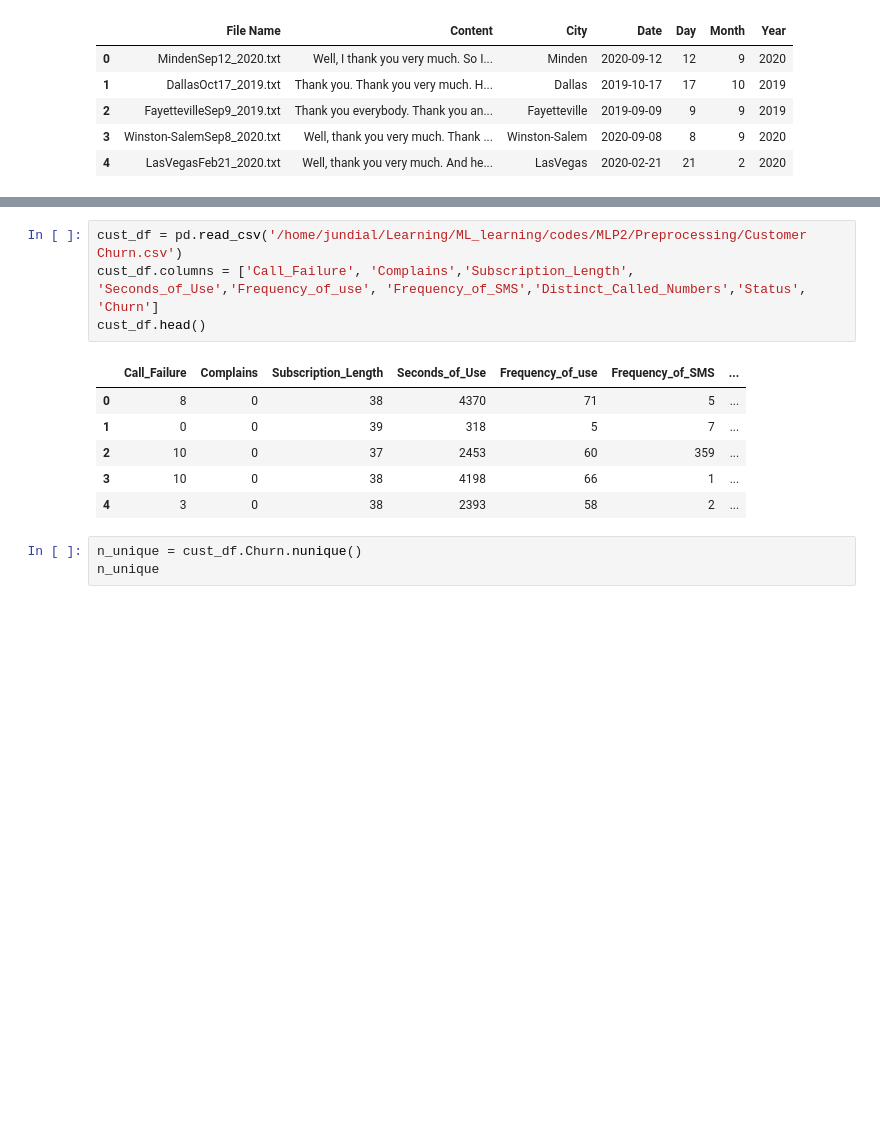
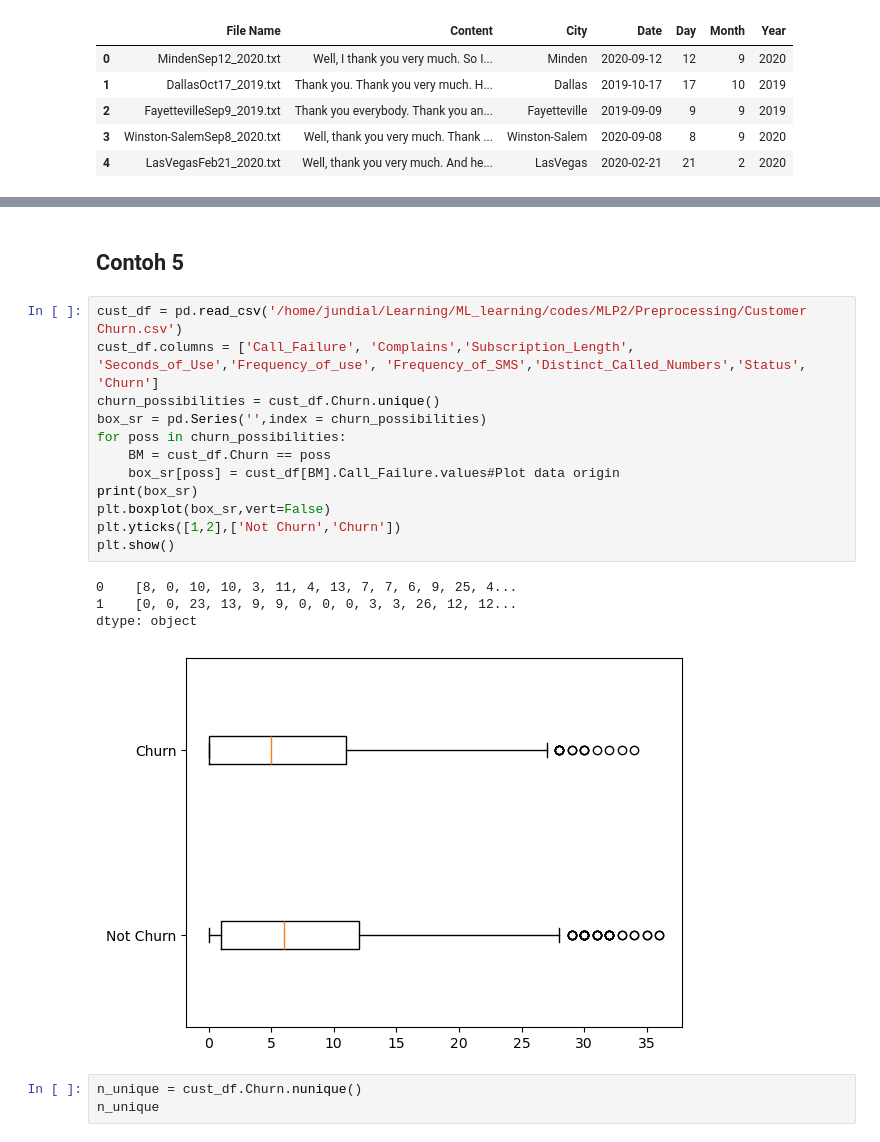
Before and after one commit to 7u7unn/ML-SMT5, a Jupyter notebook: MLP2/preprocessing.ipynb, the cells around one changed output, grey strips where cells are left out. Drawn from its saved outputs; the diff is of its cells as text; blank space fills up the shorter version.

```diff
--- a/MLP2/preprocessing.ipynb
+++ b/MLP2/preprocessing.ipynb
@@ -215,17 +217,25 @@ df.head()
 | 2 | FayettevilleSep9_2019.txt | Thank you everybody. Thank you an... | Fayetteville | 2019-09-09 | 9 | 9 | 2019 | 0.217391 | 0.065217 | 0.032609 | ... |
 | 3 | Winston-SalemSep8_2020.txt | Well, thank you very much. Thank ... | Winston-Salem | 2020-09-08 | 8 | 9 | 2020 | 0.170511 | 0.080768 | 0.026923 | ... |
 | 4 | LasVegasFeb21_2020.txt | Well, thank you very much. And he... | LasVegas | 2020-02-21 | 21 | 2 | 2020 | 0.065175 | 0.043450 | 0.050692 | ... |
+# %% [markdown]
+## Contoh 5
 # %%
 cust_df = pd.read_csv('/home/jundial/Learning/ML_learning/codes/MLP2/Preprocessing/Customer Churn.csv')
 cust_df.columns = ['Call_Failure', 'Complains','Subscription_Length', 'Seconds_of_Use','Frequency_of_use', 'Frequency_of_SMS','Distinct_Called_Numbers','Status', 'Churn']
-cust_df.head()
+churn_possibilities = cust_df.Churn.unique()
+box_sr = pd.Series('',index = churn_possibilities)
+for poss in churn_possibilities:
+    BM = cust_df.Churn == poss
+    box_sr[poss] = cust_df[BM].Call_Failure.values#Plot data origin
+print(box_sr)
+plt.boxplot(box_sr,vert=False)
+plt.yticks([1,2],['Not Churn','Churn'])
+plt.show()
 # %% [output]
-|  | Call_Failure | Complains | Subscription_Length | Seconds_of_Use | Frequency_of_use | Frequency_of_SMS | ... |
-| 0 | 8 | 0 | 38 | 4370 | 71 | 5 | ... |
-| 1 | 0 | 0 | 39 | 318 | 5 | 7 | ... |
-| 2 | 10 | 0 | 37 | 2453 | 60 | 359 | ... |
-| 3 | 10 | 0 | 38 | 4198 | 66 | 1 | ... |
-| 4 | 3 | 0 | 38 | 2393 | 58 | 2 | ... |
+0    [8, 0, 10, 10, 3, 11, 4, 13, 7, 7, 6, 9, 25, 4...
+1    [0, 0, 23, 13, 9, 9, 0, 0, 0, 3, 3, 26, 12, 12...
+dtype: object
+[figure, added]
 # %%
 n_unique = cust_df.Churn.nunique()
 n_unique
```
Also changed, not shown: parts of 31 cells of this notebook, 5 other files.
